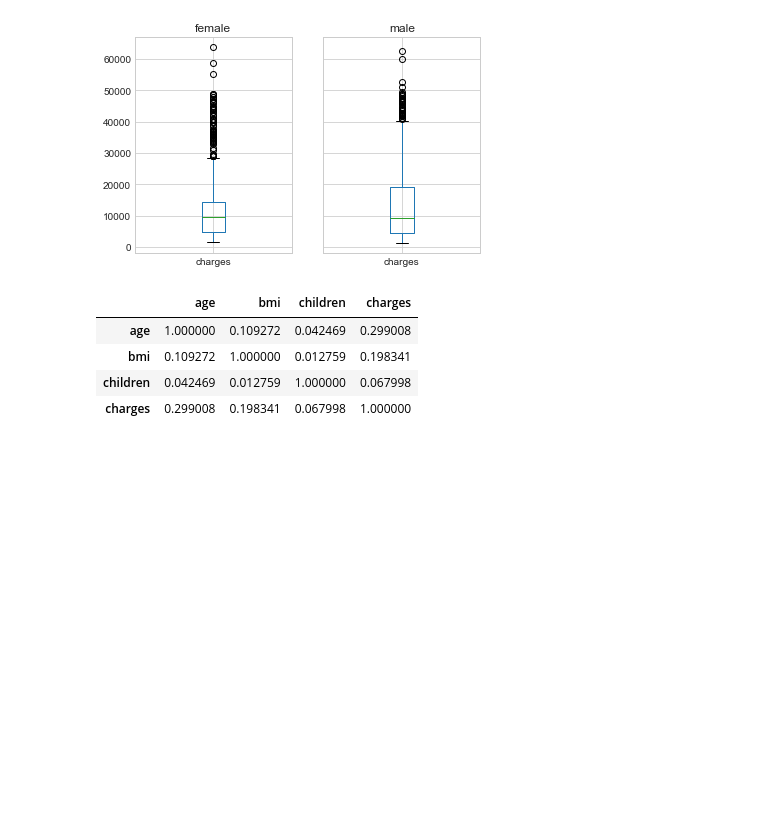
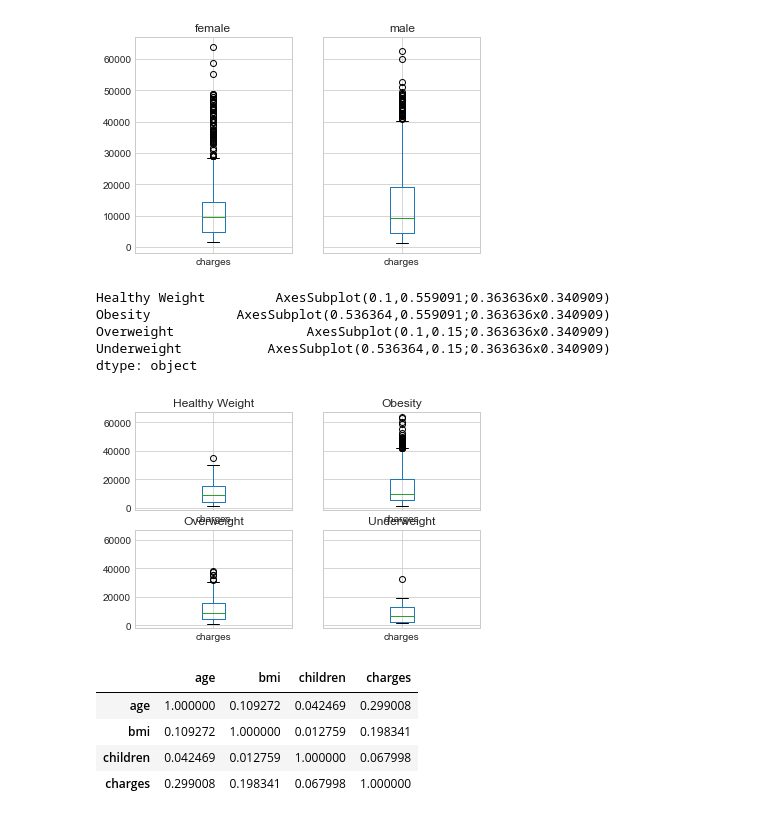
Before and after one commit to maulcait/Python-Practical-Applications, a Jupyter notebook: Python Practical Application Exploratory Data Analysis.ipynb, the cells around one changed output. Cells and saved outputs as stored; diff of their text form; code cells hidden in the pictures; blank space fills up the shorter version.

```diff
--- a/Python Practical Application Exploratory Data Analysis.ipynb
+++ b/Python Practical Application Exploratory Data Analysis.ipynb
@@ -180,6 +241,16 @@ female         AxesSubplot(0.1,0.15;0.363636x0.75)
 male      AxesSubplot(0.536364,0.15;0.363636x0.75)
 dtype: object
 [figure]
+# %%
+#display boxplot by gender
+df.groupby('bmi_category').boxplot(column = 'charges')
+# %% [output]
+Healthy Weight         AxesSubplot(0.1,0.559091;0.363636x0.340909)
+Obesity           AxesSubplot(0.536364,0.559091;0.363636x0.340909)
+Overweight                 AxesSubplot(0.1,0.15;0.363636x0.340909)
+Underweight           AxesSubplot(0.536364,0.15;0.363636x0.340909)
+dtype: object
+[figure, added]
 # %%
 #Display correlation table
 #Age and BMI are correlated with higher the charges
```
Also changed, not shown: parts of 19 cells of this notebook, 4 other files.
